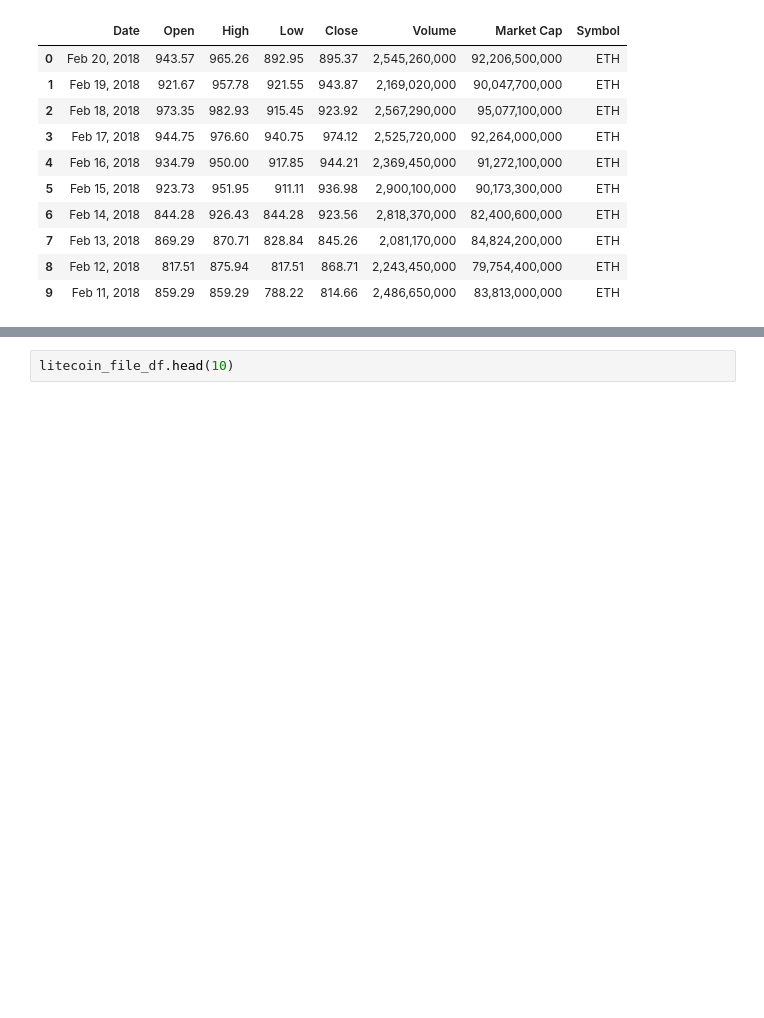
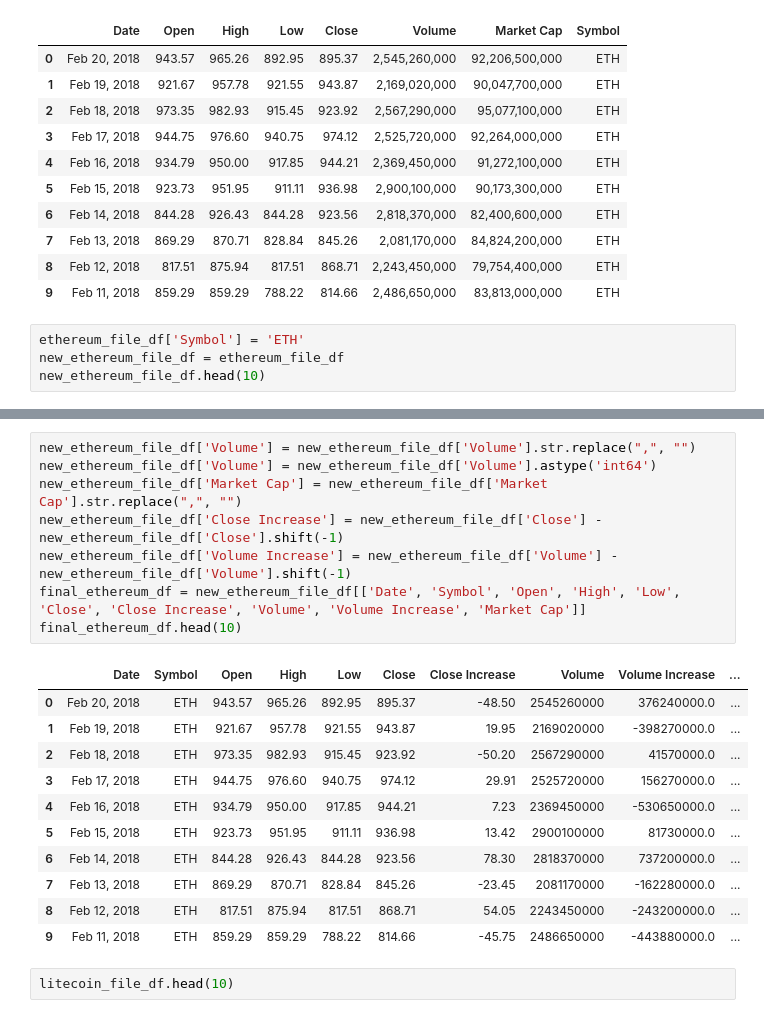
Before and after one commit to Kato883/Crypto_Knights, a Jupyter notebook: Scripts/readCSVs.ipynb, the cells around one changed output, grey strips where cells are left out. Cells and saved outputs as stored; diff of their text form; blank space fills up the shorter version.

```diff
--- a/Scripts/readCSVs.ipynb
+++ b/Scripts/readCSVs.ipynb
@@ -74,3 +61,7 @@ new_ethereum_file_df.head(10)
 | 7 | Feb 13, 2018 | 869.29 | 870.71 | 828.84 | 845.26 | 2,081,170,000 | 84,824,200,000 | ETH |
 | 8 | Feb 12, 2018 | 817.51 | 875.94 | 817.51 | 868.71 | 2,243,450,000 | 79,754,400,000 | ETH |
 | 9 | Feb 11, 2018 | 859.29 | 859.29 | 788.22 | 814.66 | 2,486,650,000 | 83,813,000,000 | ETH |
+# %%
+ethereum_file_df['Symbol'] = 'ETH'
+new_ethereum_file_df = ethereum_file_df
+new_ethereum_file_df.head(10)
@@ -77,3 +80,23 @@ new_ethereum_file_df.head(10)
+# %%
+new_ethereum_file_df['Volume'] = new_ethereum_file_df['Volume'].str.replace(",", "")
+new_ethereum_file_df['Volume'] = new_ethereum_file_df['Volume'].astype('int64')
+new_ethereum_file_df['Market Cap'] = new_ethereum_file_df['Market Cap'].str.replace(",", "")
+new_ethereum_file_df['Close Increase'] = new_ethereum_file_df['Close'] - new_ethereum_file_df['Close'].shift(-1)
+new_ethereum_file_df['Volume Increase'] = new_ethereum_file_df['Volume'] - new_ethereum_file_df['Volume'].shift(-1)
+final_ethereum_df = new_ethereum_file_df[['Date', 'Symbol', 'Open', 'High', 'Low', 'Close', 'Close Increase', 'Volume', 'Volume Increase', 'Market Cap']]
+final_ethereum_df.head(10)
+# %% [output]
+|  | Date | Symbol | Open | High | Low | Close | Close Increase | Volume | Volume Increase | ... |
+| 0 | Feb 20, 2018 | ETH | 943.57 | 965.26 | 892.95 | 895.37 | -48.50 | 2545260000 | 376240000.0 | ... |
+| 1 | Feb 19, 2018 | ETH | 921.67 | 957.78 | 921.55 | 943.87 | 19.95 | 2169020000 | -398270000.0 | ... |
+| 2 | Feb 18, 2018 | ETH | 973.35 | 982.93 | 915.45 | 923.92 | -50.20 | 2567290000 | 41570000.0 | ... |
+| 3 | Feb 17, 2018 | ETH | 944.75 | 976.60 | 940.75 | 974.12 | 29.91 | 2525720000 | 156270000.0 | ... |
+| 4 | Feb 16, 2018 | ETH | 934.79 | 950.00 | 917.85 | 944.21 | 7.23 | 2369450000 | -530650000.0 | ... |
+| 5 | Feb 15, 2018 | ETH | 923.73 | 951.95 | 911.11 | 936.98 | 13.42 | 2900100000 | 81730000.0 | ... |
+| 6 | Feb 14, 2018 | ETH | 844.28 | 926.43 | 844.28 | 923.56 | 78.30 | 2818370000 | 737200000.0 | ... |
+| 7 | Feb 13, 2018 | ETH | 869.29 | 870.71 | 828.84 | 845.26 | -23.45 | 2081170000 | -162280000.0 | ... |
+| 8 | Feb 12, 2018 | ETH | 817.51 | 875.94 | 817.51 | 868.71 | 54.05 | 2243450000 | -243200000.0 | ... |
+| 9 | Feb 11, 2018 | ETH | 859.29 | 859.29 | 788.22 | 814.66 | -45.75 | 2486650000 | -443880000.0 | ... |
 # %%
 litecoin_file_df.head(10)
 # %% [output]
```
Also changed, not shown: parts of 5 cells of this notebook, 1 other file.
